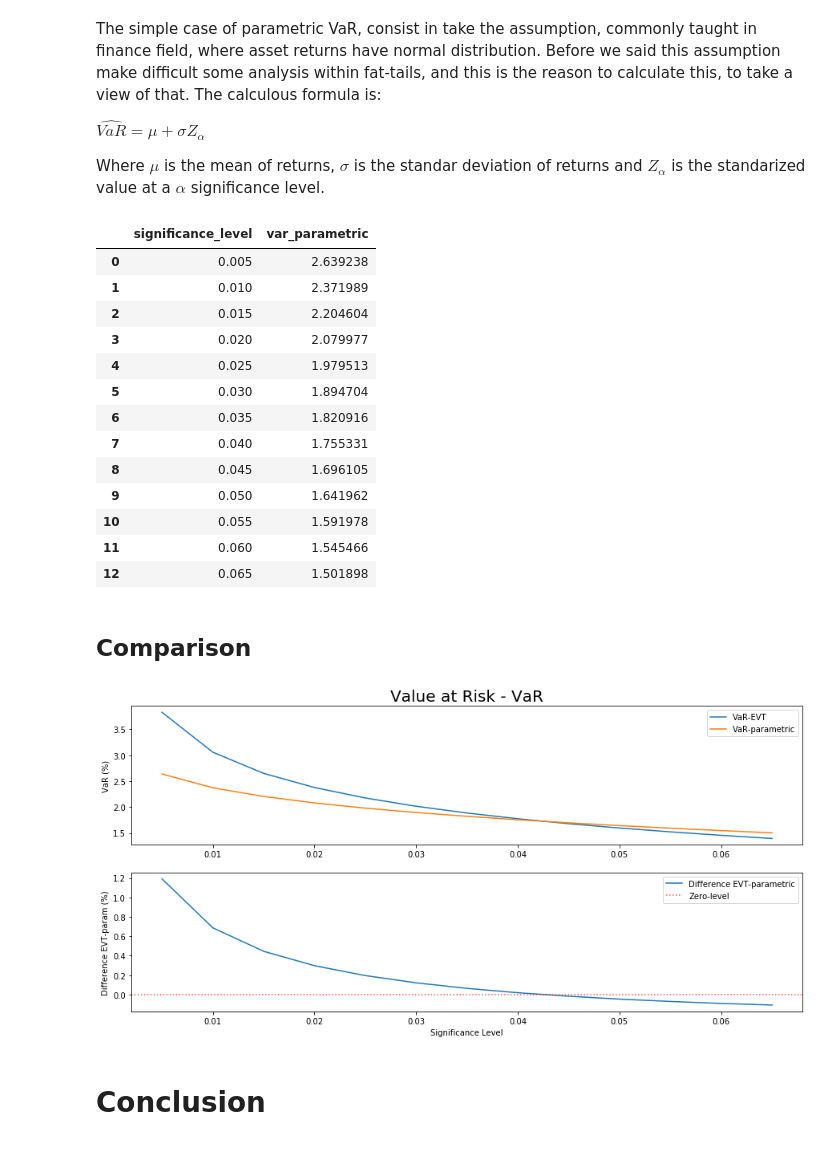
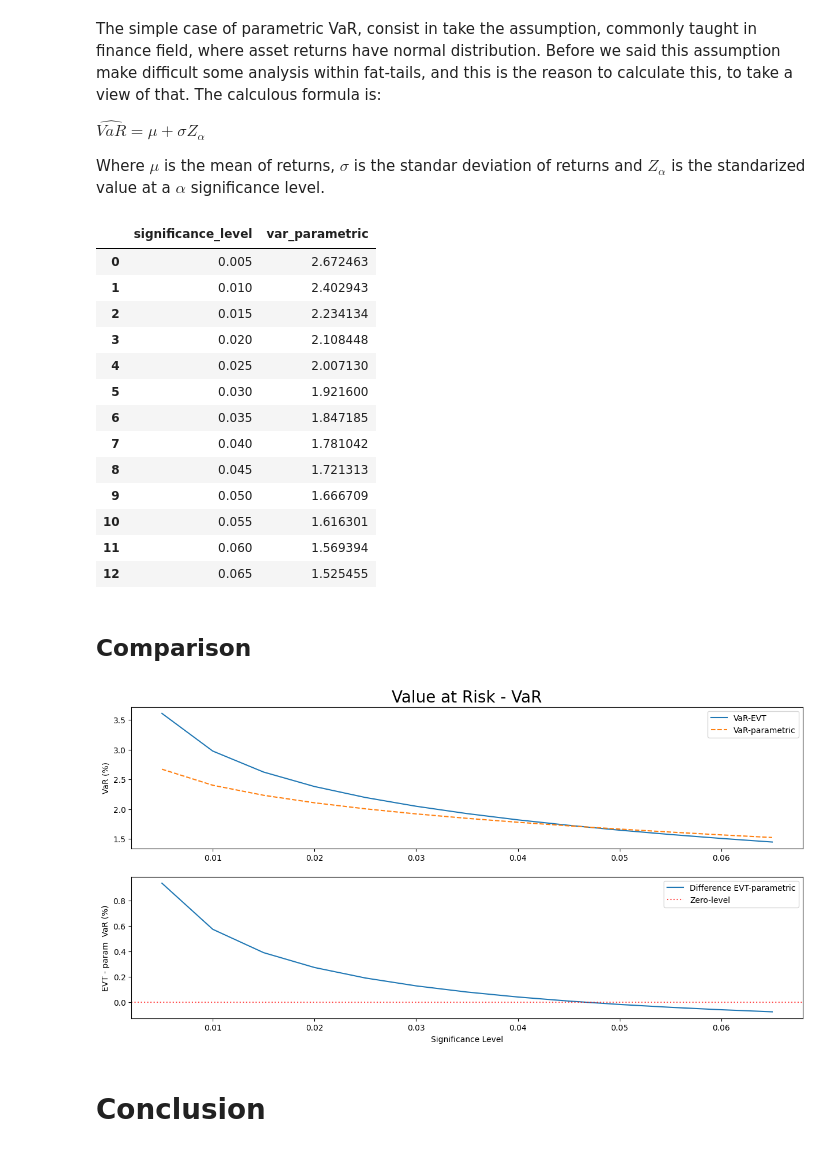
Before and after one commit to craquinterogo/quantitative_finance, a Jupyter notebook: Risk/Market/VaR/EVT_ExtremeValueTheory.ipynb, the cells around one changed output. Cells and saved outputs as stored; diff of their text form; code cells hidden in the pictures.

```diff
--- a/Risk/Market/VaR/EVT_ExtremeValueTheory.ipynb
+++ b/Risk/Market/VaR/EVT_ExtremeValueTheory.ipynb
@@ -22,7 +25,7 @@ prices = pd.read_csv('datasource/AXP Historical Data.csv')
 # %%
 prices['Date'] = prices['Date'].apply(lambda x: datetime.datetime.strptime(x,'%b %d, %Y'))
 prices.sort_values(['Date'], inplace=True)
-prices['Date'] = prices['Date'].dt.to_period('D')
+prices['Date'] = pd.to_datetime(prices['Date'])
 prices.set_index('Date', inplace=True)
 # %%
 prices['return'] = prices['Price'].pct_change() * 100
@@ -29,3 +34,5 @@ prices['return'] = prices['Price'].pct_change() * 100
+# %%
+prices = prices[prices.index >= prices.index.max() + relativedelta.relativedelta(years=-1)]
 # %% [markdown]
 # American Express returns histogram
 # %%
@@ -75,6 +83,4 @@ As we said before, this approach is looking to describe the tails behaviour. To
 Following Coles (2001), we need to calculate the threshold excess, wich is the distance between data points above threshold and the threshold, but this must be testing different thresholds. The goal with this is to identify what is the point <b>(threshold, mean excess)</b> which break an aproximatelly linear behaviour.
 # %% [markdown]
 We did take negative returns in positive sign of the last nearest year.
-# %%
-prices = prices[-252:] # Last year
 # %%
@@ -226,19 +232,19 @@ for significance_i in np.arange(0.005,0.07,0.005).tolist():
 parametric_test
 # %% [output]
 |  | significance_level | var_parametric |
-| 0 | 0.005 | 2.639238 |
-| 1 | 0.010 | 2.371989 |
-| 2 | 0.015 | 2.204604 |
-| 3 | 0.020 | 2.079977 |
-| 4 | 0.025 | 1.979513 |
-| 5 | 0.030 | 1.894704 |
-| 6 | 0.035 | 1.820916 |
-| 7 | 0.040 | 1.755331 |
-| 8 | 0.045 | 1.696105 |
-| 9 | 0.050 | 1.641962 |
-| 10 | 0.055 | 1.591978 |
-| 11 | 0.060 | 1.545466 |
-| 12 | 0.065 | 1.501898 |
+| 0 | 0.005 | 2.672463 |
+| 1 | 0.010 | 2.402943 |
+| 2 | 0.015 | 2.234134 |
+| 3 | 0.020 | 2.108448 |
+| 4 | 0.025 | 2.007130 |
+| 5 | 0.030 | 1.921600 |
+| 6 | 0.035 | 1.847185 |
+| 7 | 0.040 | 1.781042 |
+| 8 | 0.045 | 1.721313 |
+| 9 | 0.050 | 1.666709 |
+| 10 | 0.055 | 1.616301 |
+| 11 | 0.060 | 1.569394 |
+| 12 | 0.065 | 1.525455 |
 # %% [markdown]
 ## Comparison
 # %%
@@ -255,23 +261,23 @@ df_test.to_csv('datasource/results/EVT/evt_results.csv', index=False)
 # %%
 plt.figure(figsize=(15,7))
 
 plt.subplot(2,1,1)
 plt.plot(df_test['significance_level'], df_test['var_evt'], label='VaR-EVT')
-plt.plot(df_test['significance_level'], df_test['var_parametric'], label='VaR-parametric')
+plt.plot(df_test['significance_level'], df_test['var_parametric'], label='VaR-parametric', linestyle='--')
 plt.title('Value at Risk - VaR', fontsize=20)
 plt.ylabel('VaR (%)')
 plt.legend()
 
 plt.subplot(2,1,2)
 plt.plot(df_test['significance_level'], df_test['differences'], label='Difference EVT-parametric')
 plt.axhline(y=0, color='r', linestyle='dotted', alpha=0.7, label='Zero-level')
-plt.ylabel('Difference EVT-param (%)')
+plt.ylabel('EVT - param  VaR (%)')
 plt.xlabel('Significance Level')
 plt.legend()
 
 plt.show()
 # %% [output]
-[figure, old version]
+[figure, new version]
 # %% [markdown]
 # Conclusion
 # %% [markdown]
```
Also changed, not shown: parts of 14 cells of this notebook, 3 other files.
